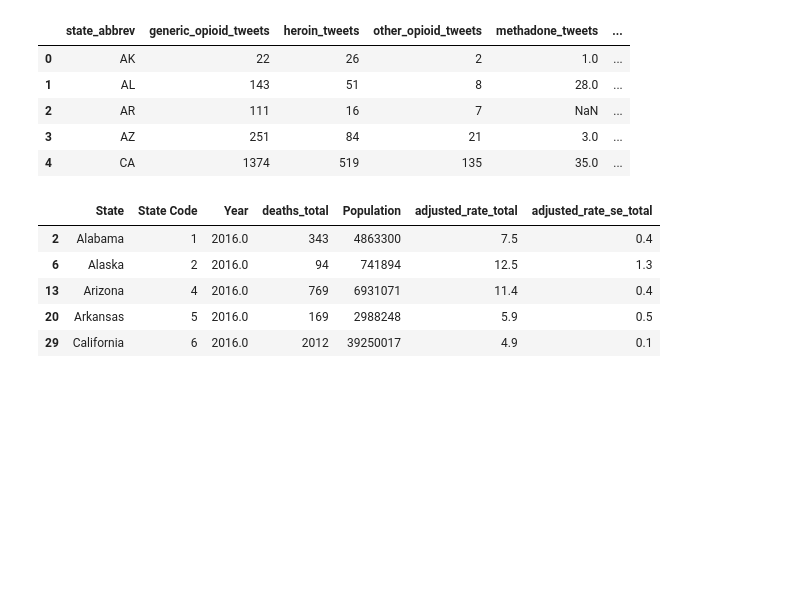
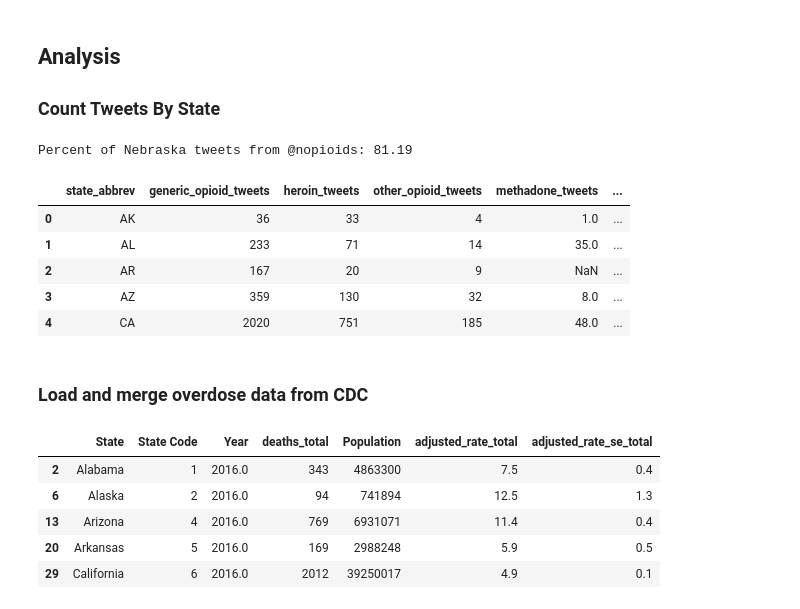
Before and after one commit to mefryar/opioid-research, a Jupyter notebook: code/opioid_twitter.ipynb, the cells around one changed output. Drawn from its saved outputs; the diff is of its cells as text; code cells hidden in the pictures; blank space fills up the shorter version.

```diff
--- a/code/opioid_twitter.ipynb
+++ b/code/opioid_twitter.ipynb
@@ -128,14 +118,15 @@ df_all.shape
 # %%
-# Remove tweets without location
 def clean_location(df):
+    """Remove tweets where user does not have comma-separated location"""
+    # Calculate total tweets and percent with location
     tweets_total = len(df)
-
     with_location = len(df.loc[df['user_location'].notnull()])
     pct_with_location = with_location / tweets_total * 100
 
     # Keep only tweets with user_locations
     df = df.loc[df['user_location'].notnull()]
 
+    # Count subset of tweets with location that include comma
     with_location_comma = len(df.loc[df['user_location'].str.contains(",", na=False)])
     pct_with_location_comma = with_location_comma / with_location * 100
 
@@ -208,17 +199,13 @@ us_state_abbrev = {
 # %%
 # Split user location on first two commas
 df_geo['user_location1'], df_geo['user_location2'], df_geo['user_location3'] = df_geo['user_location'].str.split(',', 2).str
-
-# Alternative that creates single column with list of values
-# Unable to figure out how to write replace so that it iterates through list
-# df_geo['user_location_split'] = df_geo['user_location'].str.split(',')
 
 # Remove leading and trailing whitespace
 df_geo.user_location1 = df_geo.user_location1.str.strip()
 df_geo.user_location2 = df_geo.user_location2.str.strip()
 
-# Capitalize proper nouns and convert abbreviations to uppercase
 def capitalize_location(location):
+    """Capitalize proper nouns and convert abbreviations to uppercase"""
     if location == None or not(isinstance(location, str)):
         return location
     elif len(location) <= 3:
@@ -250,6 +237,6 @@ df_geo[['user_location', 'user_location1', 'user_location2', 'state_abbrev']].he
 # %%
-# Keep only rows where state is a U.S. postal abbreviation
 def keep_usa(df):
+    """Keep only rows where state is a U.S. postal abbreviation"""
     tweets_initial = len(df)
 
     tweets_usa = sum(df['state_abbrev'].isin(us_state_abbrev.values()))
@@ -275,48 +335,47 @@ Tweets with clean USA location: 62658 (79% of tweets with comma-separated locati
+# %% [markdown]
+## Analysis
+
+### Count Tweets By State
+# %%
+# Remove tweets from bot account with Nebraska location
+print("Percent of Nebraska tweets from @nopioids: " +
+      str(format((len(df_usa.loc[df_usa['handle'] == 'Nopioids']) /
+      len(df_usa.loc[df_usa['state_abbrev'] == 'NE'])) * 100, '.2f')))
+
+df_usa = df_usa.loc[df_usa['handle'] != 'Nopioids']
+# %% [output]
+Percent of Nebraska tweets from @nopioids: 81.19
 # %%
-# Count opioid-related tweets by state
-# To-do: Define function
+def count_by_keyword_state(keywords,group_name):
+    """Count tweets containing keyword groups by state"""
+    df_temp = df_usa.loc[df_usa['text'].str.contains(keywords, na=False)]
+    return df_temp.groupby('state_abbrev').size().reset_index(name='{}_tweets'.format(group_name))
 
-generic_opioid = "opiate|opioid|opium"
-other_opioids = "codine|hydrocodone|morphine|opana|oxycodone|oxycontin|percocet|vicodin"
-other_synthetic = "carfentanil|fentanyl"
-
-# Count tweets containing generic opioid keywords by state
-generic_opioids_usa = df_usa.loc[df_usa['text'].str.contains(generic_opioid, na=False)]
-generic_opioids_by_state = generic_opioids_usa.groupby('state_abbrev').size().reset_index(name='generic_opioid_tweets')
-
-# Count tweets referencing heroin
-heroin_usa = df_usa.loc[df_usa['text'].str.contains("heroin", na=False)]
-heroin_by_state = heroin_usa.groupby('state_abbrev').size().reset_index(name='heroin_tweets')
-
-# Count tweets specifically related to prescription opioids by state
-other_opioids_usa = df_usa.loc[df_usa['text'].str.contains(other_opioids, na=False)]
-other_opioids_by_state = other_opioids_usa.groupby('state_abbrev').size().reset_index(name='other_opioid_tweets')
-
-# Count tweets referencing methadone
-methadone_usa = df_usa.loc[df_usa['text'].str.contains("methadone", na=False)]
-methadone_by_state = methadone_usa.groupby('state_abbrev').size().reset_index(name='methadone_tweets')
-
-# Count tweets specifically related to other synthetic opioids by state
-other_synthetic_usa = df_usa.loc[df_usa['text'].str.contains(other_synthetic, na=False)]
-other_synthetic_by_state = other_synthetic_usa.groupby('state_abbrev').size().reset_index(name='other_synthetic_tweets')
+generic_opioid_by_state = count_by_keyword_state(generic_opioid_keywords,'generic_opioid')
+heroin_by_state = count_by_keyword_state('heroin','heroin')
+other_opioid_by_state = count_by_keyword_state(other_opioid_keywords,'other_opioid')
+methadone_by_state = count_by_keyword_state('methadone','methadone')
+other_synthetic_by_state = count_by_keyword_state(other_synthetic_keywords,'other_synthetic')
 
 # Merge
-tweets_by_state = generic_opioids_by_state.merge(heroin_by_state,how='left',on='state_abbrev',validate='1:1')
-tweets_by_state = tweets_by_state.merge(other_opioids_by_state,how='left',on='state_abbrev',validate='1:1')
+tweets_by_state = generic_opioid_by_state.merge(heroin_by_state,how='left',on='state_abbrev',validate='1:1')
+tweets_by_state = tweets_by_state.merge(other_opioid_by_state,how='left',on='state_abbrev',validate='1:1')
 tweets_by_state = tweets_by_state.merge(methadone_by_state,how='left',on='state_abbrev',validate='1:1')
 tweets_by_state = tweets_by_state.merge(other_synthetic_by_state,how='left',on='state_abbrev',validate='1:1')
 
 # Calculate total tweets
 tweets_by_state['total_tweets'] = tweets_by_state.sum(axis=1)
 
 tweets_by_state.head()
 # %% [output]
 |  | state_abbrev | generic_opioid_tweets | heroin_tweets | other_opioid_tweets | methadone_tweets | ... |
-| 0 | AK | 22 | 26 | 2 | 1.0 | ... |
-| 1 | AL | 143 | 51 | 8 | 28.0 | ... |
-| 2 | AR | 111 | 16 | 7 | NaN | ... |
-| 3 | AZ | 251 | 84 | 21 | 3.0 | ... |
-| 4 | CA | 1374 | 519 | 135 | 35.0 | ... |
+| 0 | AK | 36 | 33 | 4 | 1.0 | ... |
+| 1 | AL | 233 | 71 | 14 | 35.0 | ... |
+| 2 | AR | 167 | 20 | 9 | NaN | ... |
+| 3 | AZ | 359 | 130 | 32 | 8.0 | ... |
+| 4 | CA | 2020 | 751 | 185 | 48.0 | ... |
+# %% [markdown]
+### Load and merge overdose data from CDC
 # %%
 # Import state opioid overdose totals from CDC
 # https://wonder.cdc.gov/mcd-icd10.html
```
Also changed, not shown: parts of 20 cells of this notebook.
